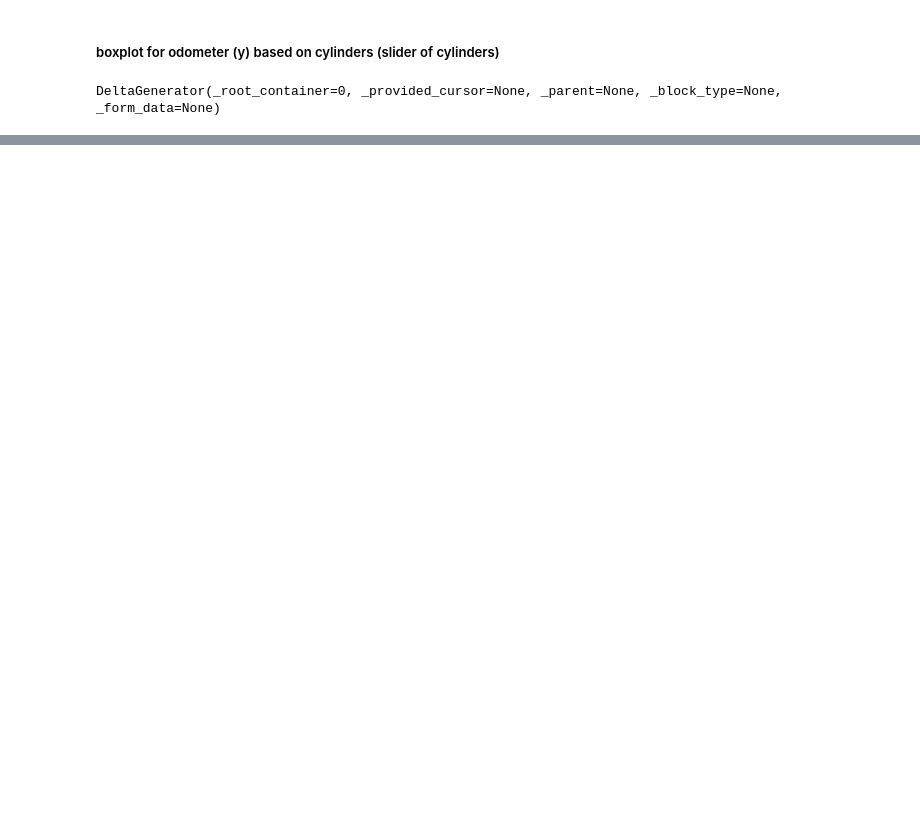
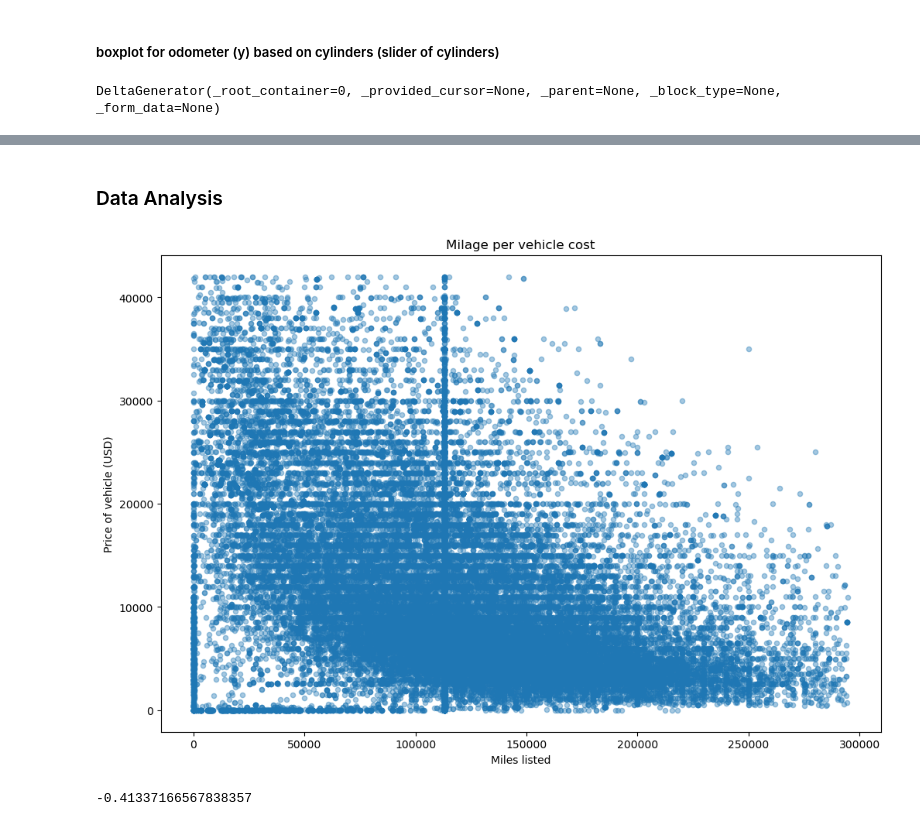
Before and after one commit to Houlem2008/Sprint-4-Project, a Jupyter notebook: EDA.ipynb, the cells around one changed output, grey strips where cells are left out. Cells and saved outputs as stored; diff of their text form; code cells hidden in the pictures; blank space fills up the shorter version.

```diff
--- a/EDA.ipynb
+++ b/EDA.ipynb
@@ -73,0 +133,5 @@ The `is_4wd` column appears to contain the value of `1.0` if the vehicle was lis
+# %%
+# Handling missing values in odometer
+odometer_median = df['odometer'].median() # Finding the median odometer reading
+df['odometer'] = df['odometer'].fillna(odometer_median) # Replacing the missing values with the median odometer reading
+df = df.astype({'odometer':'int64'}) # Converting the column to the int64 data type
@@ -73,0 +162,3 @@ The `is_4wd` column appears to contain the value of `1.0` if the vehicle was lis
+# %%
+df['paint_color'] = df['paint_color'].fillna('unspecified') # Replacing the missing values with 'unspecified'
+df['paint_color'].value_counts(dropna=False) # Verifying the replaced missing values
@@ -105,7 +262,7 @@ old_listings = st.checkbox('Show cars listed over 30 days')
 # %%
 # Checkbox to include vehicles posted for over 30 days
 if not old_listings:
-    df = df[df.days_listed<=30]
+    df_sl = df[df.days_listed<=30]
 # %% [markdown]
 ##### histogram for price(y) based on year(x) (slider for year)
 # %%
@@ -192,0 +338,2 @@ fig3.show()
+# %% [markdown]
+### Data Analysis
@@ -192,0 +342,28 @@ fig3.show()
+# %%
+# Eliminating outliers from both odometer and price
+odom_mean = df['odometer'].mean()
+odom_sd = np.std(df['odometer'])
+price_mean = df['price'].mean()
+price_sd = np.std(df['price'])
+
+# Creating condensed dataframe
+df_scatter = df.query("(@odom_mean - @odom_sd*3) < odometer < (@odom_mean + @odom_sd*3)")[['price', 'odometer']]
+df_scatter = df_scatter.query("(@price_mean - @price_sd*3) < price < (@price_mean + @price_sd*3)")
+# %%
+df_scatter.plot(kind='scatter',
+                x= 'odometer',
+                y= 'price',
+                title= 'Milage per vehicle cost',
+                xlabel= 'Miles listed',
+                ylabel= 'Price of vehicle (USD)',
+                figsize= [12,8],
+                alpha= .4,
+                legend=False
+               )
+plt.show()
+# %% [output]
+[figure, added]
+# %%
+display(df_scatter['price'].corr(df_scatter['odometer']))
+# %% [output]
+-0.41337166567838357
```
Also changed, not shown: parts of 56 cells of this notebook.
